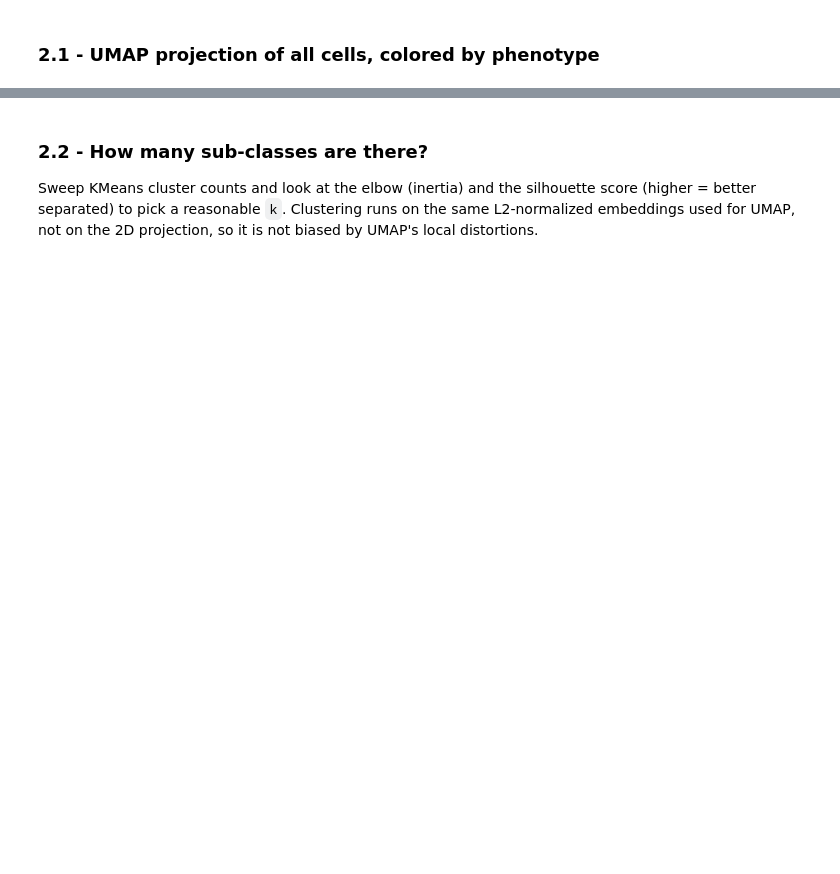
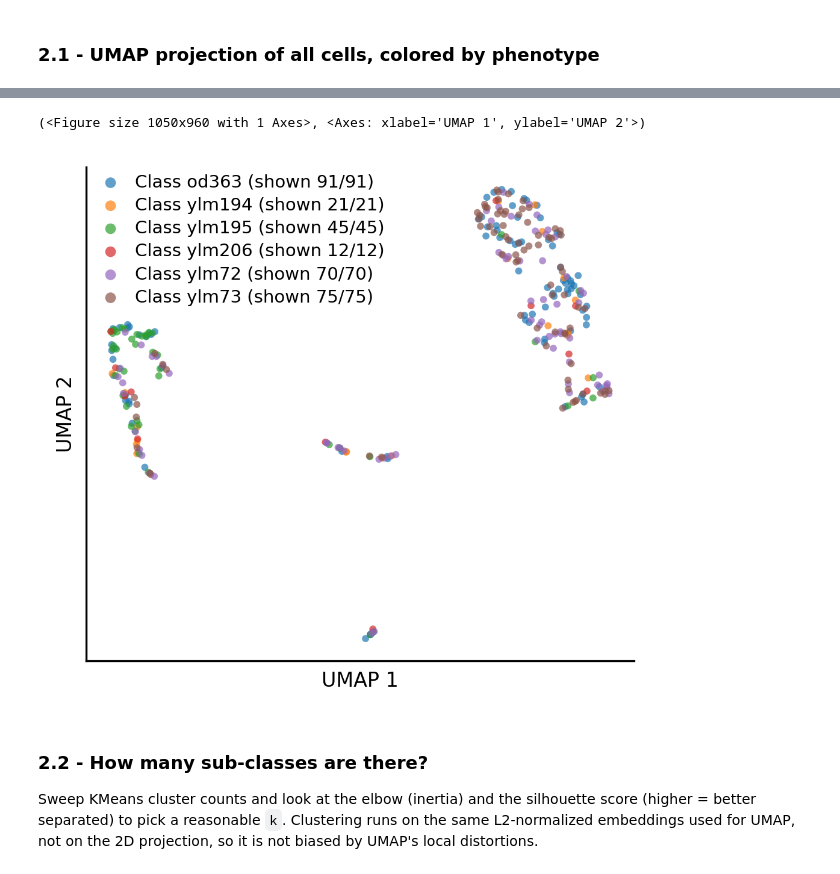
Before and after one commit to wanlanli/PytrochDeepyeast, a Jupyter notebook: contrast_learning.ipynb, the cells around one changed output, grey strips where cells are left out. Drawn from its saved outputs; the diff is of its cells as text; code cells hidden in the pictures; blank space fills up the shorter version.

```diff
--- a/contrast_learning.ipynb
+++ b/contrast_learning.ipynb
@@ -147,5 +169,10 @@ from contrast_learning import (
 
 table, embeddings = load_cell_table(OUTPUT_FOLDER)
 
+flag = (table["label_id"]>1)&(table["label_id"]<4)
+embeddings = embeddings[flag]
+table = table[flag]
+table["strain_type"] = table["image_name"].str.split("_").str[-3]
+
 print(f"{len(table)} cells from {table['image_name'].nunique()} images")
 table["phenotype_name"].value_counts()
@@ -166,3 +219,13 @@ plot_umap(
+# %%
+plot_umap(
+    coordinates=umap_coordinates,
+    labels=table["strain_type"],
+    cutoff_number=1000,
+    output_path=f"{OUTPUT_FOLDER}/umap_by_phenotype.png",
+)
+# %% [output]
+(<Figure size 1050x960 with 1 Axes>, <Axes: xlabel='UMAP 1', ylabel='UMAP 2'>)
+[figure, added]
 # %% [markdown]
 ### 2.2 - How many sub-classes are there?
 
```
Also changed, not shown: parts of 11 cells of this notebook, 3 other files.
